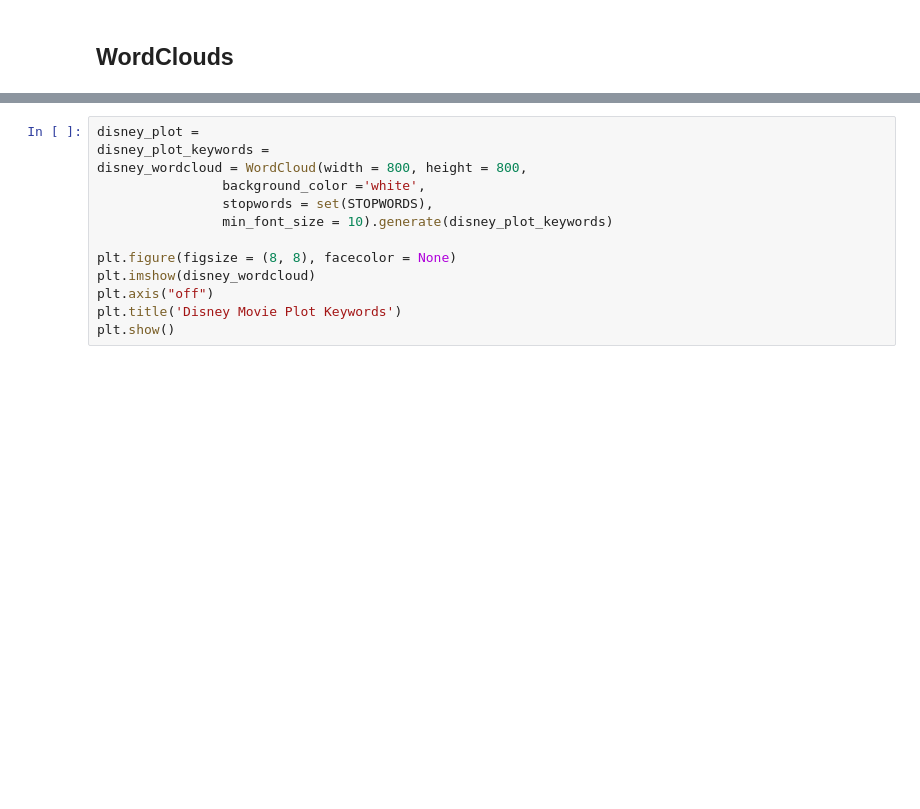
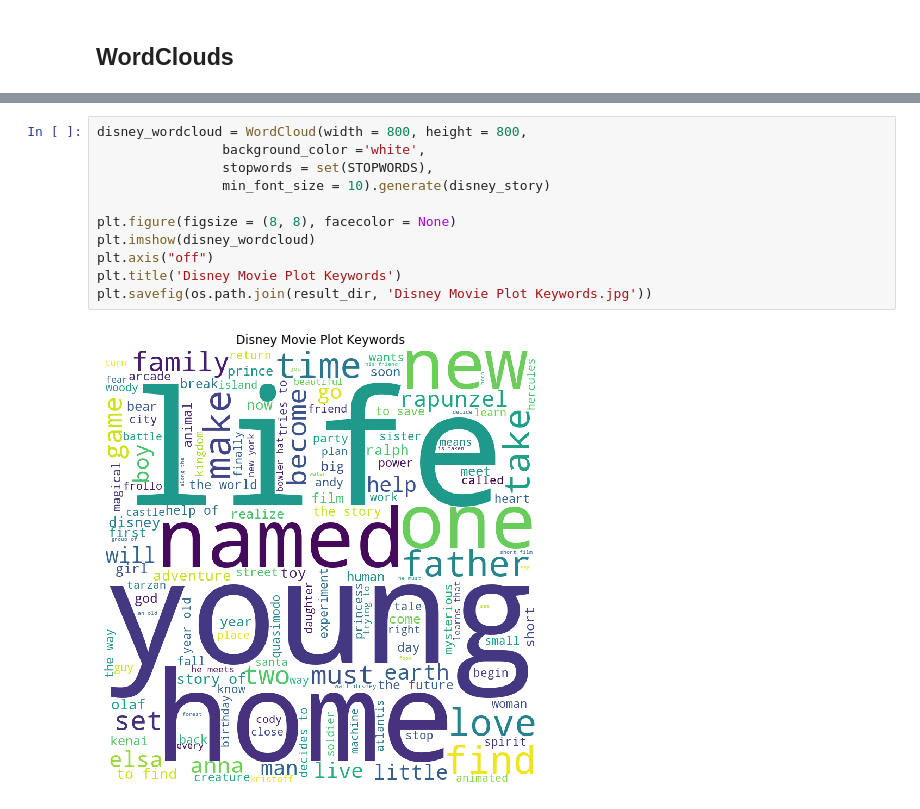
Before and after one commit to ucsd-dsc-arts/dsc160-midterm-group9, a Jupyter notebook: code/visualization.ipynb, the cells around one changed output, grey strips where cells are left out. Drawn from its saved outputs; the diff is of its cells as text; blank space fills up the shorter version.

```diff
--- a/code/visualization.ipynb
+++ b/code/visualization.ipynb
@@ -196,13 +211,13 @@ plt.show()
 # %%
-disney_plot =
-disney_plot_keywords =
 disney_wordcloud = WordCloud(width = 800, height = 800,
                 background_color ='white',
                 stopwords = set(STOPWORDS),
-                min_font_size = 10).generate(disney_plot_keywords)
+                min_font_size = 10).generate(disney_story)
 
 plt.figure(figsize = (8, 8), facecolor = None)
 plt.imshow(disney_wordcloud)
 plt.axis("off")
 plt.title('Disney Movie Plot Keywords')
-plt.show()
+plt.savefig(os.path.join(result_dir, 'Disney Movie Plot Keywords.jpg'))
+# %% [output]
+[figure, added]
```
Also changed, not shown: parts of 4 cells of this notebook, 4 other files.
